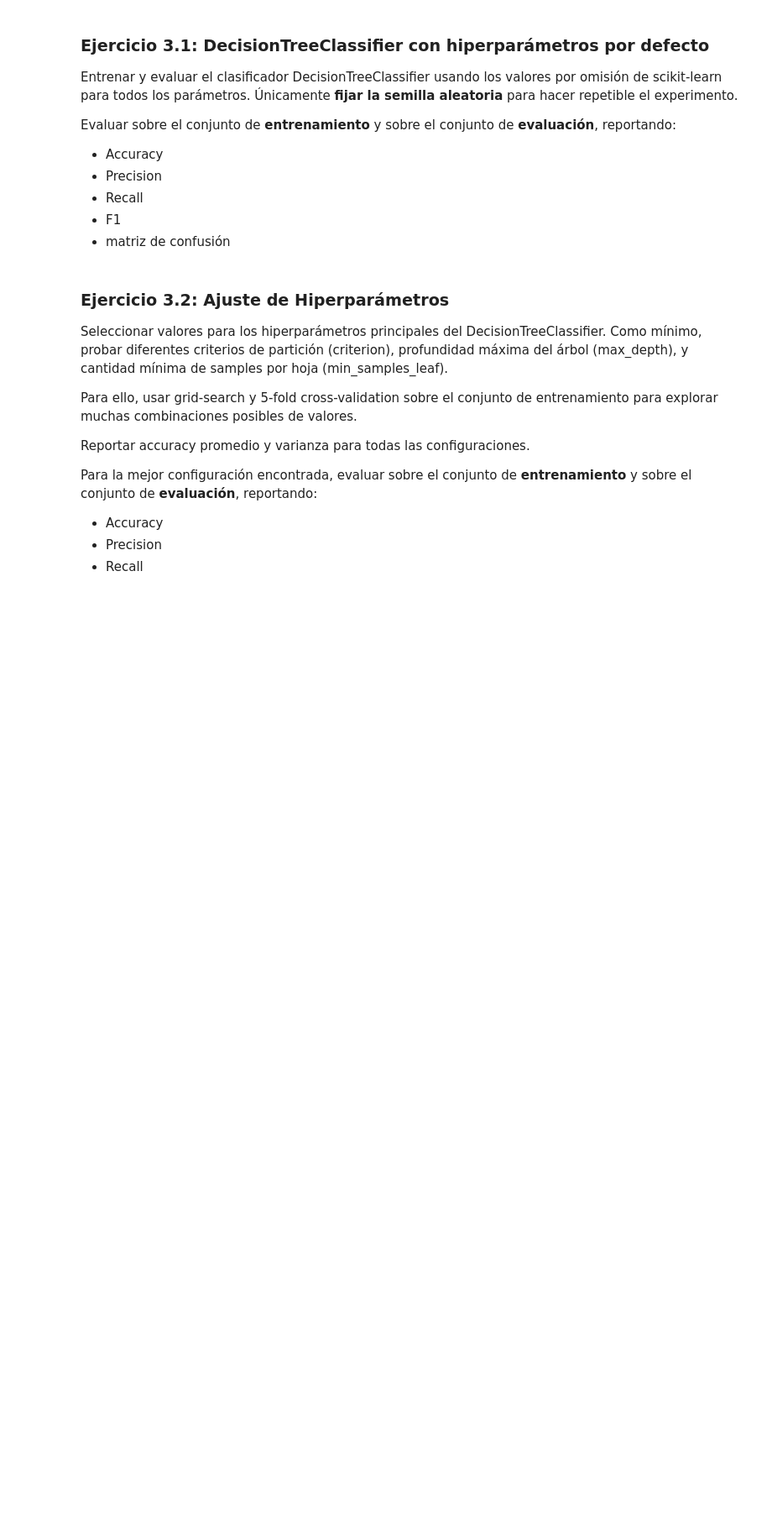
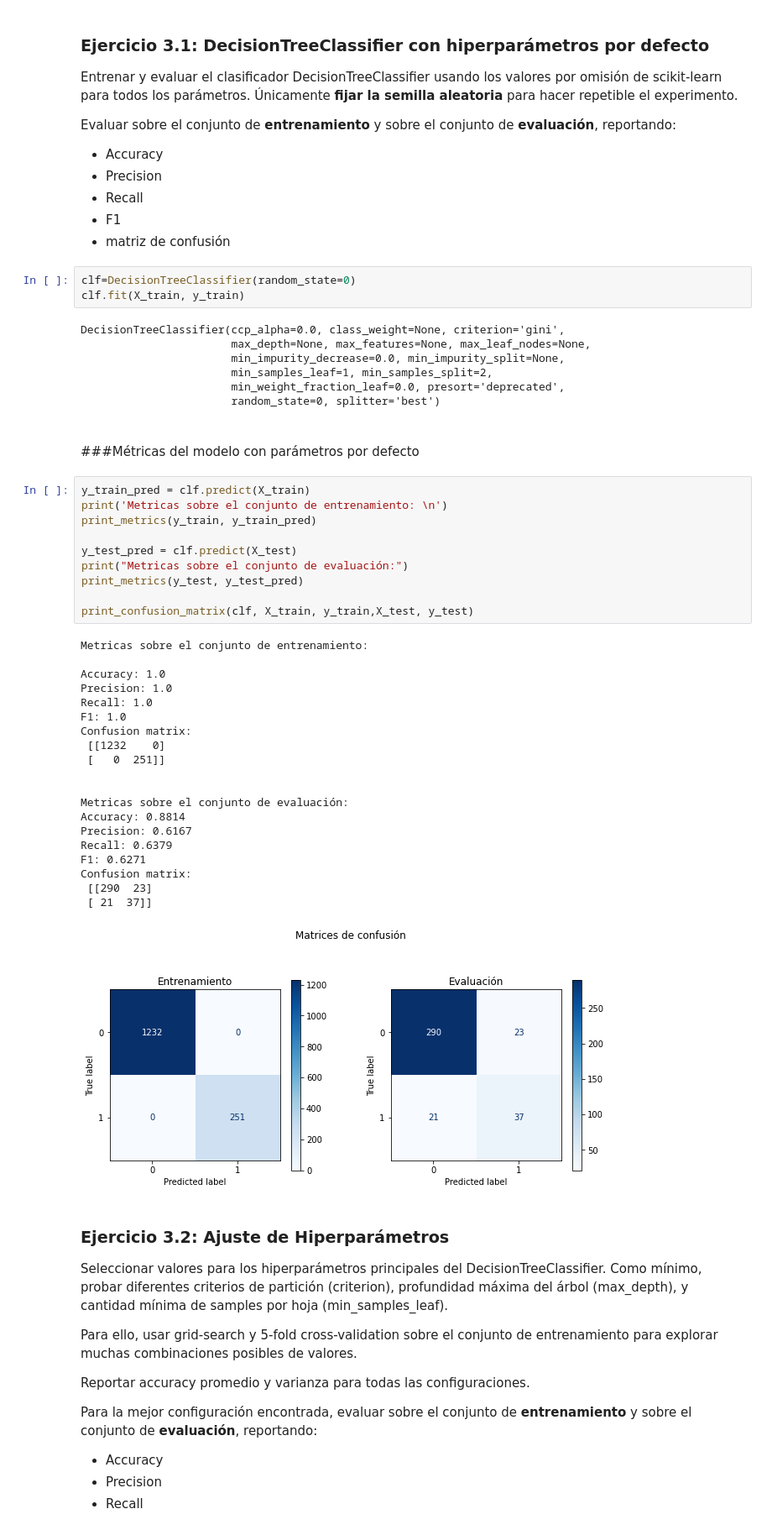
Before and after one commit to guillermohilal/IntroduccionAprendizajeAutomatico, a Jupyter notebook: Lab 2.ipynb, the cells around one changed output. Shown at 84% size. Cells and saved outputs as stored; diff of their text form; blank space fills up the shorter version.

```diff
--- a/Lab 2.ipynb
+++ b/Lab 2.ipynb
@@ -160,6 +344,51 @@ Evaluar sobre el conjunto de **entrenamiento** y sobre el conjunto de **evaluaci
 - Recall
 - F1
 - matriz de confusión
+# %%
+clf=DecisionTreeClassifier(random_state=0)
+clf.fit(X_train, y_train)
+# %% [output]
+DecisionTreeClassifier(ccp_alpha=0.0, class_weight=None, criterion='gini',
+                       max_depth=None, max_features=None, max_leaf_nodes=None,
+                       min_impurity_decrease=0.0, min_impurity_split=None,
+                       min_samples_leaf=1, min_samples_split=2,
+                       min_weight_fraction_leaf=0.0, presort='deprecated',
+                       random_state=0, splitter='best')
+# %% [markdown]
+<br>
+
+###Métricas del modelo con parámetros por defecto
+# %%
+y_train_pred = clf.predict(X_train)
+print('Metricas sobre el conjunto de entrenamiento: \n')
+print_metrics(y_train, y_train_pred)
+
+y_test_pred = clf.predict(X_test)
+print("Metricas sobre el conjunto de evaluación:")
+print_metrics(y_test, y_test_pred)
+
+print_confusion_matrix(clf, X_train, y_train,X_test, y_test)
+# %% [output]
+Metricas sobre el conjunto de entrenamiento:
+
+Accuracy: 1.0
+Precision: 1.0
+Recall: 1.0
+F1: 1.0
+Confusion matrix:
+ [[1232    0]
+ [   0  251]]
+
+
+Metricas sobre el conjunto de evaluación:
+Accuracy: 0.8814
+Precision: 0.6167
+Recall: 0.6379
+F1: 0.6271
+Confusion matrix:
+ [[290  23]
+ [ 21  37]]
+[figure, added]
 # %% [markdown]
 ### Ejercicio 3.2: Ajuste de Hiperparámetros
 
```
Also changed, not shown: parts of 28 cells of this notebook.
